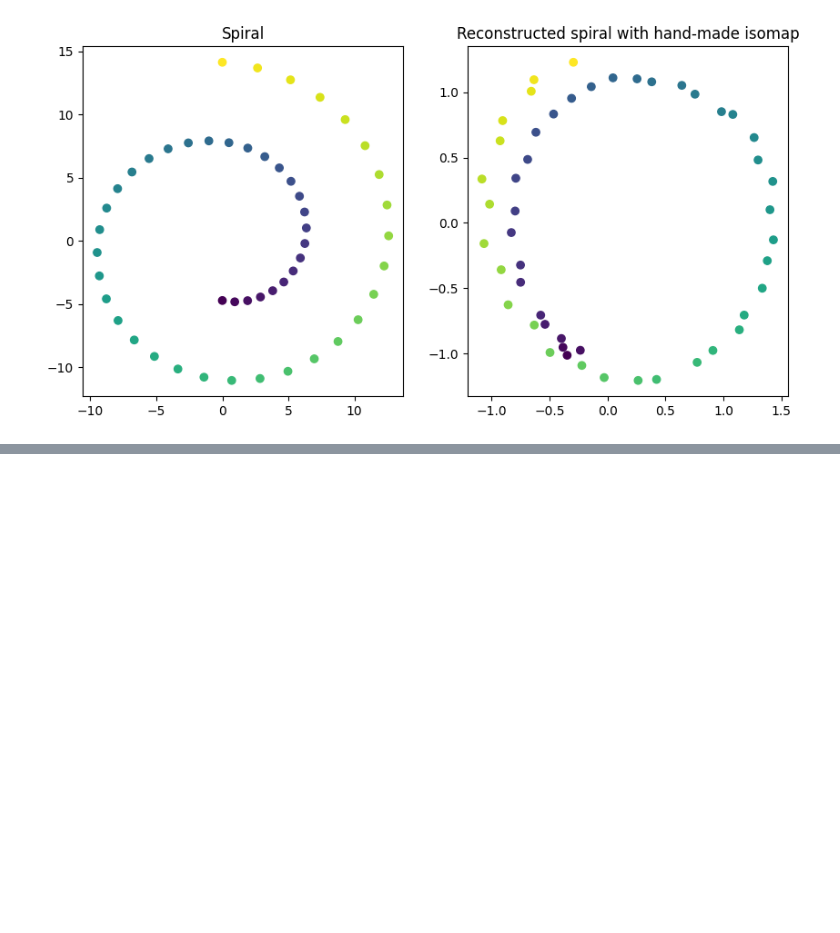
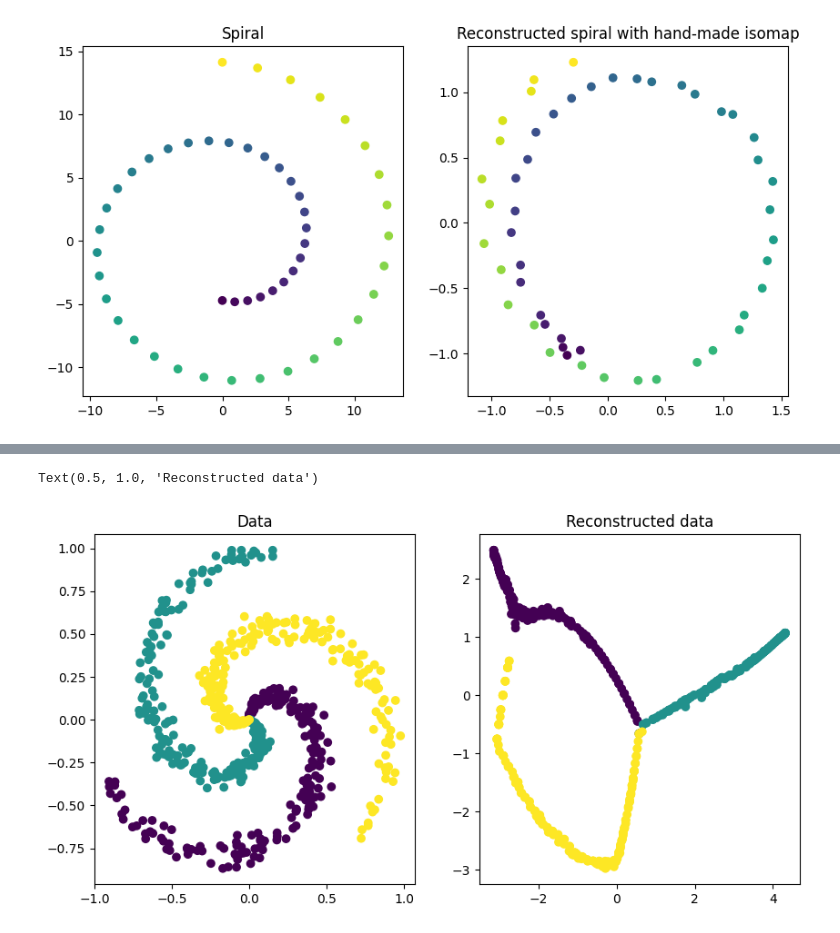
Before and after one commit to alessimichele/Unsupervised-Learning-2023, a Jupyter notebook: my_solution/AISOMAP.ipynb, the cells around one changed output, grey strips where cells are left out. Drawn from its saved outputs; the diff is of its cells as text; code cells hidden in the pictures; blank space fills up the shorter version.

```diff
--- a/my_solution/AISOMAP.ipynb
+++ b/my_solution/AISOMAP.ipynb
@@ -103 +162,16 @@ Text(0.5, 1.0, 'Reconstructed spiral with hand-made isomap')
+# %%
+map = Isomap(n_components=2, n_neighbors=9)
+Y = map.fit_transform(X)
+
+fig, (ax1, ax2) = plt.subplots(1, 2, figsize=(10,5))
+
+ax1.scatter(X[:, 0], X[:, 1], c=y)
+ax1.set_title('Data')
+
+ax2.scatter(Y[:,0], Y[:,1], c = y)
+
+ax2.set_title('Reconstructed data')
+# %% [output]
+Text(0.5, 1.0, 'Reconstructed data')
+[figure, added]
 # %%
```
Also changed, not shown: parts of 9 cells of this notebook, 1 other file.
